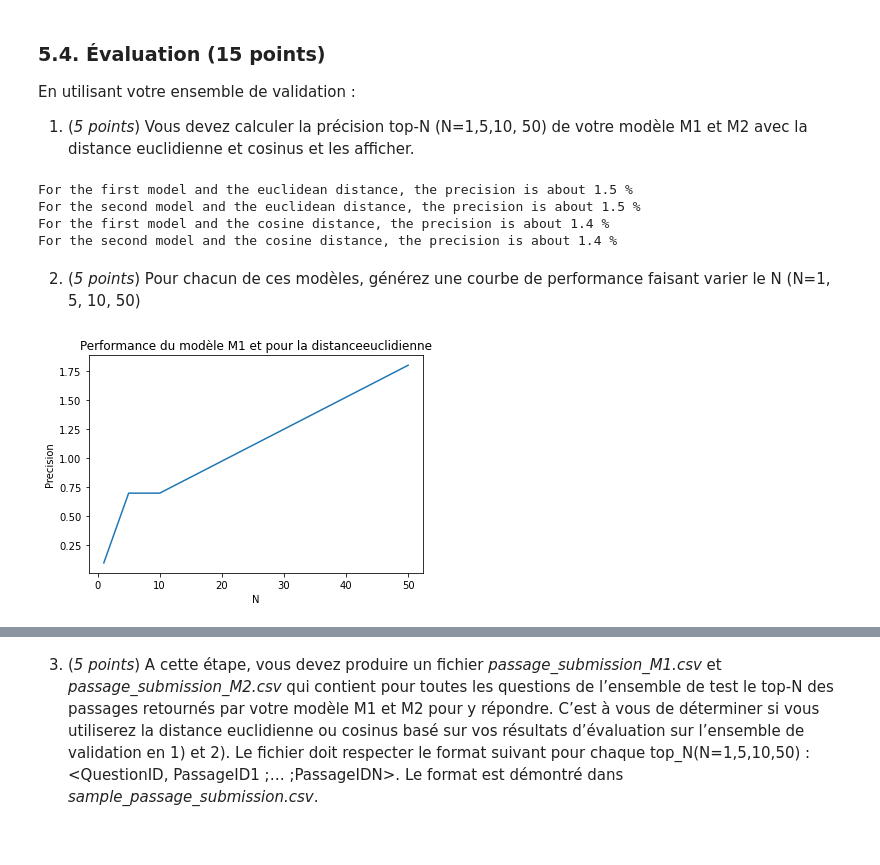
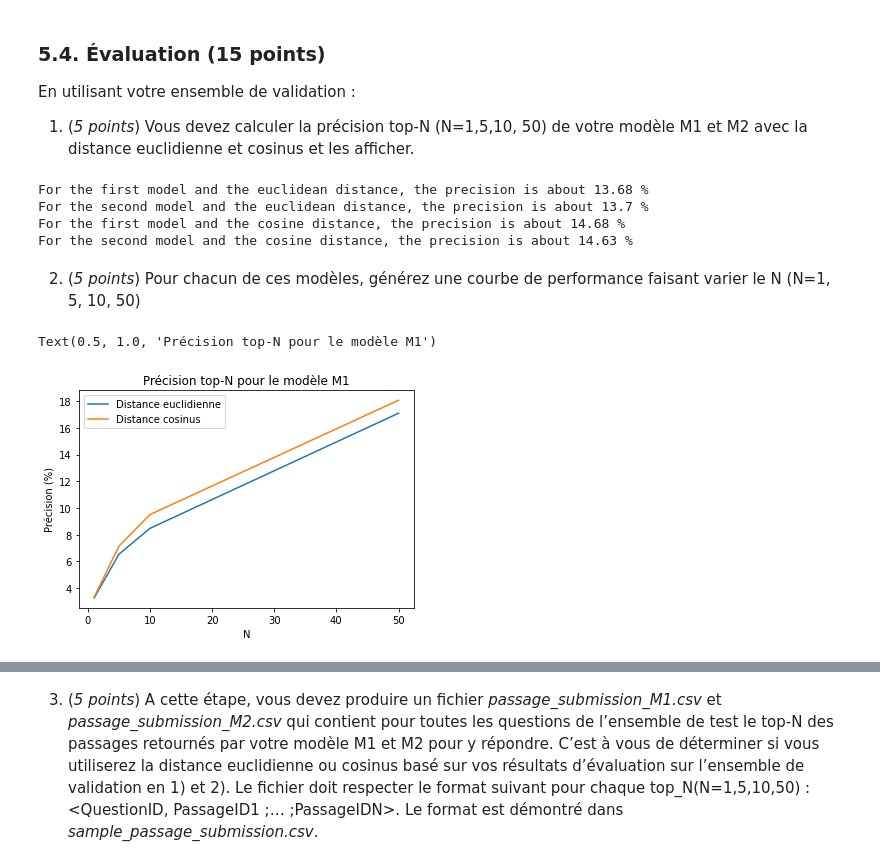
Before and after one commit to nabil-dbz/INF8460, a Jupyter notebook: TP1/inf8460_A21_TP1.ipynb, the cells around one changed output, grey strips where cells are left out. Cells and saved outputs as stored; diff of their text form; code cells hidden in the pictures.

```diff
--- a/TP1/inf8460_A21_TP1.ipynb
+++ b/TP1/inf8460_A21_TP1.ipynb
@@ -43,7 +43,7 @@ A partir du notebook _inf8460_A21_TP1_ qui est distribué, vous devez réaliser
 Ci-dessous définir la constante _PATH_ qui doit être utilisée par votre code pour accéder aux fichiers. Il est attendu que pour la correction, le chargé de lab n'ait qu'à changer la valeur de _PATH_ pour le répertoire où se trouver les fichiers de datasets.
 # %%
 PATH = "data/"
-N = 200
+N = 400
 # %% [markdown]
 ### 5.1. Pré-traitement (12 points)
 Les passages et questions de votre ensemble de données doivent d’abord être représentés et indexés pour ensuite pouvoir effectuer une recherche de passage pour répondre à une question. On vous demande donc d’implémenter une étape de pré-traitement des données.
@@ -207,7 +207,7 @@ def preprocessing(df, column) :
 
 1. (_10 points_) En utilisant sklearn et à partir de votre corpus pré-traité, vous devez implanter un modèle M1 qui est de représenter chaque passage et question avec votre vocabulaire, en utilisant un modèle sac de mots des n-grammes (n=1) qu’ils contiennent et en pondérant ces éléments avec TF-IDF. Notez que les questions doivent aussi être inclues dans la construction du vocabulaire.
 # %%
-index_to_cut = 1000
+index_to_cut = 10000
 # %%
 processed_corpus = preprocessing(data_corpus[0:index_to_cut], "paragraph")
 processed_questions = preprocessing(data_questions[0:index_to_cut], "question")
@@ -346,10 +333,10 @@ print("For the second model and the euclidean distance, the precision is about",
 print("For the first model and the cosine distance, the precision is about", precision_cosine_M1, "%")
 print("For the second model and the cosine distance, the precision is about", precision_cosine_M2, "%")
 # %% [output]
-For the first model and the euclidean distance, the precision is about 1.5 %
-For the second model and the euclidean distance, the precision is about 1.5 %
-For the first model and the cosine distance, the precision is about 1.4 %
-For the second model and the cosine distance, the precision is about 1.4 %
+For the first model and the euclidean distance, the precision is about 13.68 %
+For the second model and the euclidean distance, the precision is about 13.7 %
+For the first model and the cosine distance, the precision is about 14.68 %
+For the second model and the cosine distance, the precision is about 14.63 %
 # %% [markdown]
 2. (_5 points_) Pour chacun de ces modèles, générez une courbe de performance faisant varier le N (N=1, 5, 10, 50)
 # %%
@@ -360,11 +347,14 @@ def generate_plot(data_questions, data_corpus, vectorizer, distance, tfidf, tops
     for current_N in tops_N :
         precision = compute_precision(data_questions, data_corpus, vectorizer, distance, tfidf, current_N)
         precisions.append(precision)
-    plt.plot(tops_N, precisions)
-    plt.title("Performance du modèle " + model_name + " et pour la distance" + distance_name)
-    plt.xlabel("N")
-    plt.ylabel("Precision")
+    plt.plot(tops_N, precisions, label = "Distance " + distance_name)
+    plt.legend()
 # %%
 generate_plot(data_questions[0:index_to_cut], data_corpus[0:index_to_cut], vectorizer_M1, euclidean_distances, tfidf_M1, tops_N, "M1", "euclidienne")
+generate_plot(data_questions[0:index_to_cut], data_corpus[0:index_to_cut], vectorizer_M1, cosine_distances, tfidf_M1, tops_N, "M1", "cosinus")
+plt.xlabel("N")
+plt.ylabel("Précision (%)")
+plt.title("Précision top-N pour le modèle M1")
 # %% [output]
+Text(0.5, 1.0, 'Précision top-N pour le modèle M1')
-[figure, old version]
+[figure, new version]
```
Also changed, not shown: parts of 10 cells of this notebook, 2 other files.
